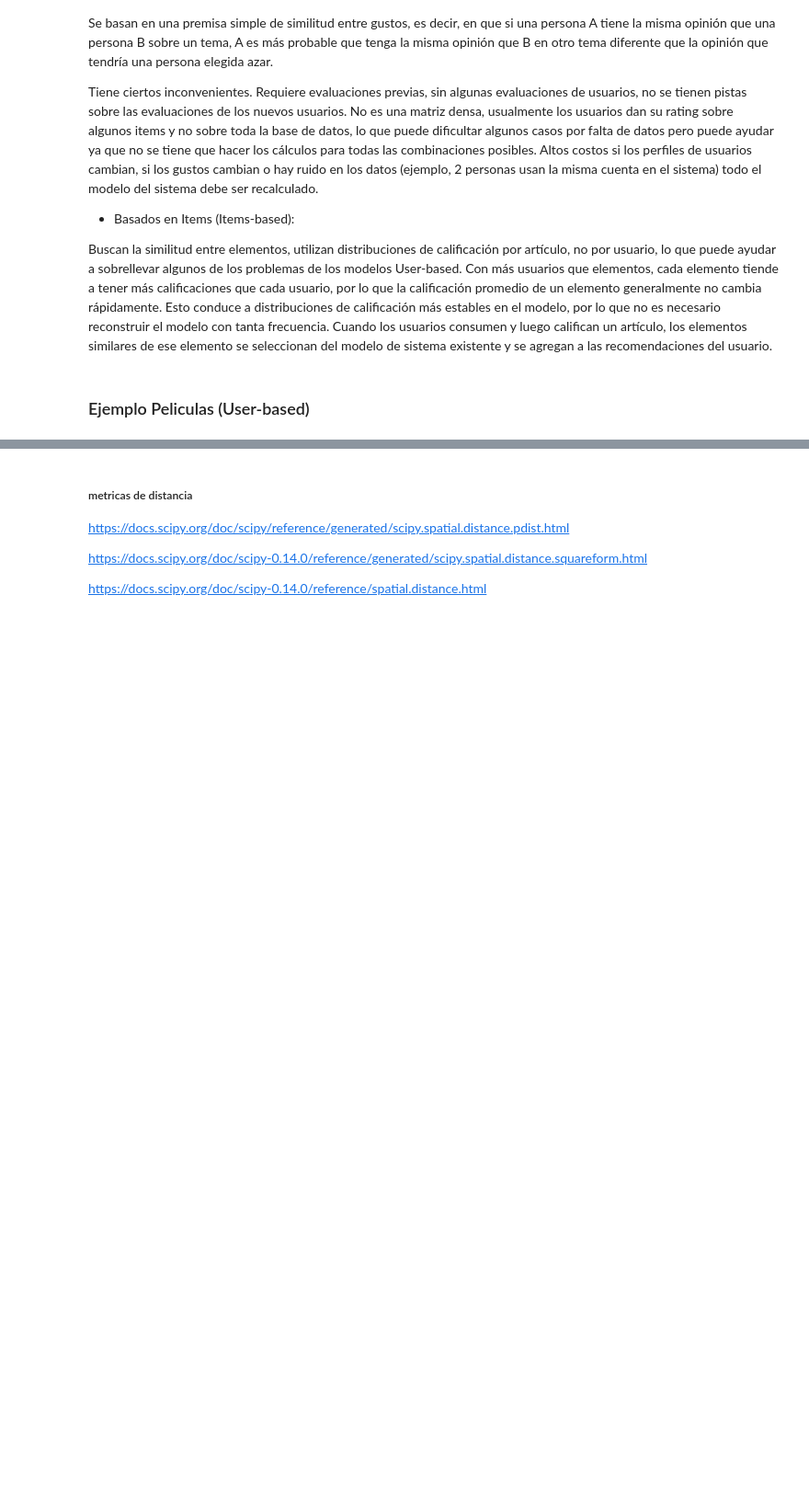
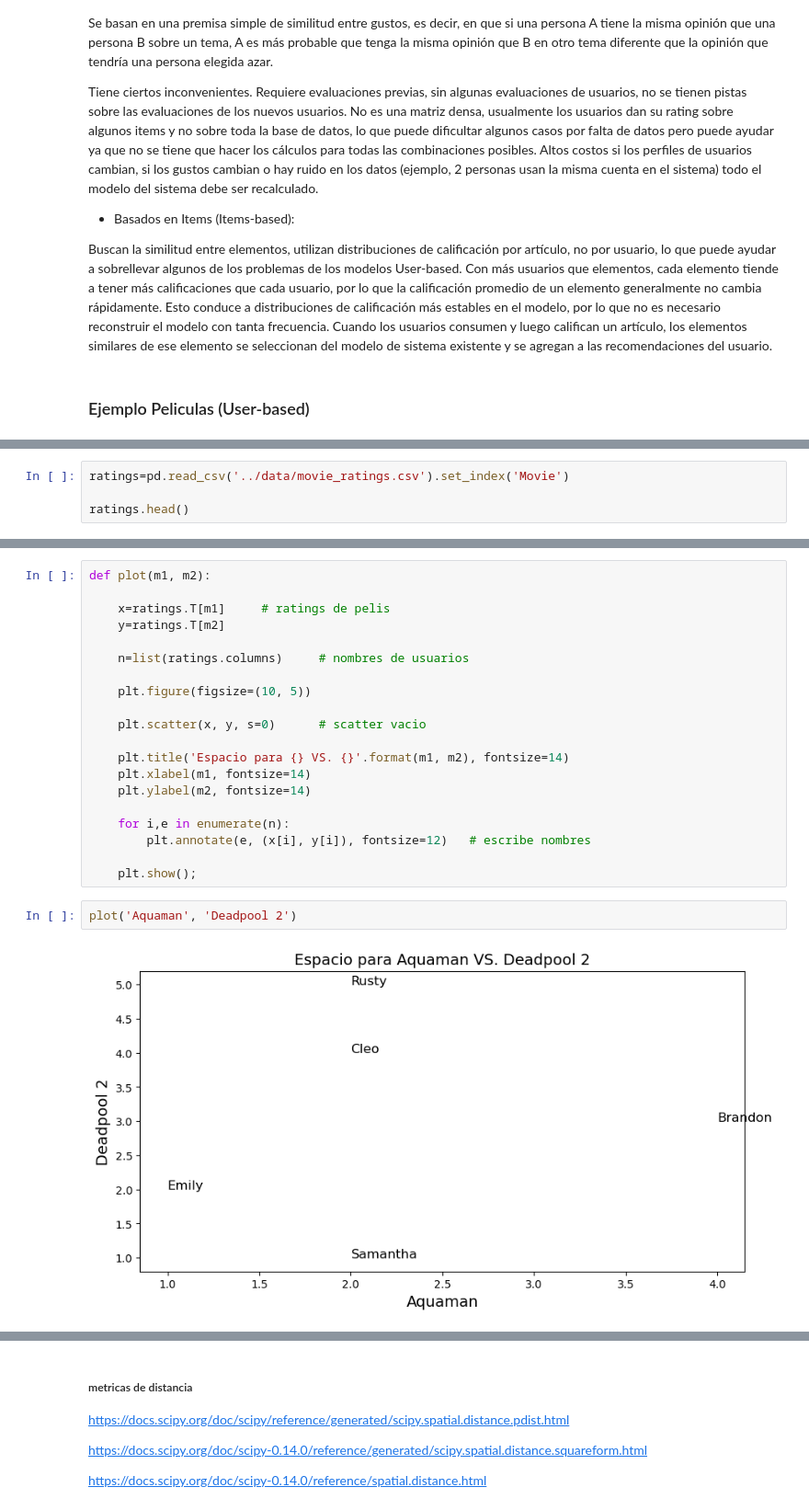
Before and after one commit to Ironhack-Data-Madrid-Abril-2023/apuntes_clase, a Jupyter notebook: semana_8/1.2 - Sistemas de recomendacion.ipynb, the cells around one changed output, grey strips where cells are left out. Shown: that part at 92% size. Cells and saved outputs as stored; diff of their text form; blank space fills up the shorter version.

```diff
--- a/semana_8/1.2 - Sistemas de recomendacion.ipynb
+++ b/semana_8/1.2 - Sistemas de recomendacion.ipynb
@@ -22,0 +32,4 @@ Buscan la similitud entre elementos, utilizan distribuciones de calificación po
+# %%
+ratings=pd.read_csv('../data/movie_ratings.csv').set_index('Movie')
+
+ratings.head()
@@ -22,0 +44,24 @@ Buscan la similitud entre elementos, utilizan distribuciones de calificación po
+# %%
+def plot(m1, m2):
+
+    x=ratings.T[m1]     # ratings de pelis
+    y=ratings.T[m2]
+
+    n=list(ratings.columns)     # nombres de usuarios
+
+    plt.figure(figsize=(10, 5))
+
+    plt.scatter(x, y, s=0)      # scatter vacio
+
+    plt.title('Espacio para {} VS. {}'.format(m1, m2), fontsize=14)
+    plt.xlabel(m1, fontsize=14)
+    plt.ylabel(m2, fontsize=14)
+
+    for i,e in enumerate(n):
+        plt.annotate(e, (x[i], y[i]), fontsize=12)   # escribe nombres
+
+    plt.show();
+# %%
+plot('Aquaman', 'Deadpool 2')
+# %% [output]
+[figure, added]
```
Also changed, not shown: parts of 19 cells of this notebook.
